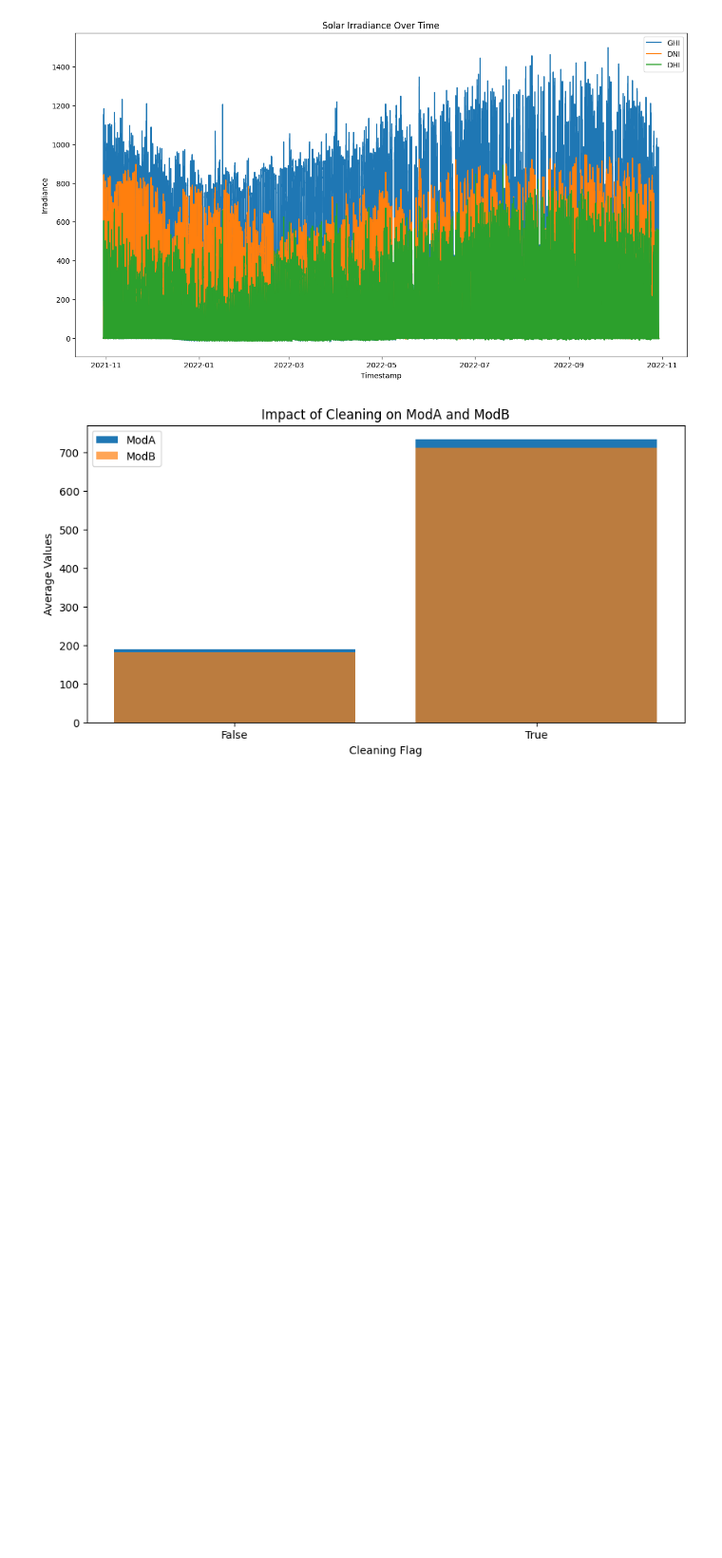
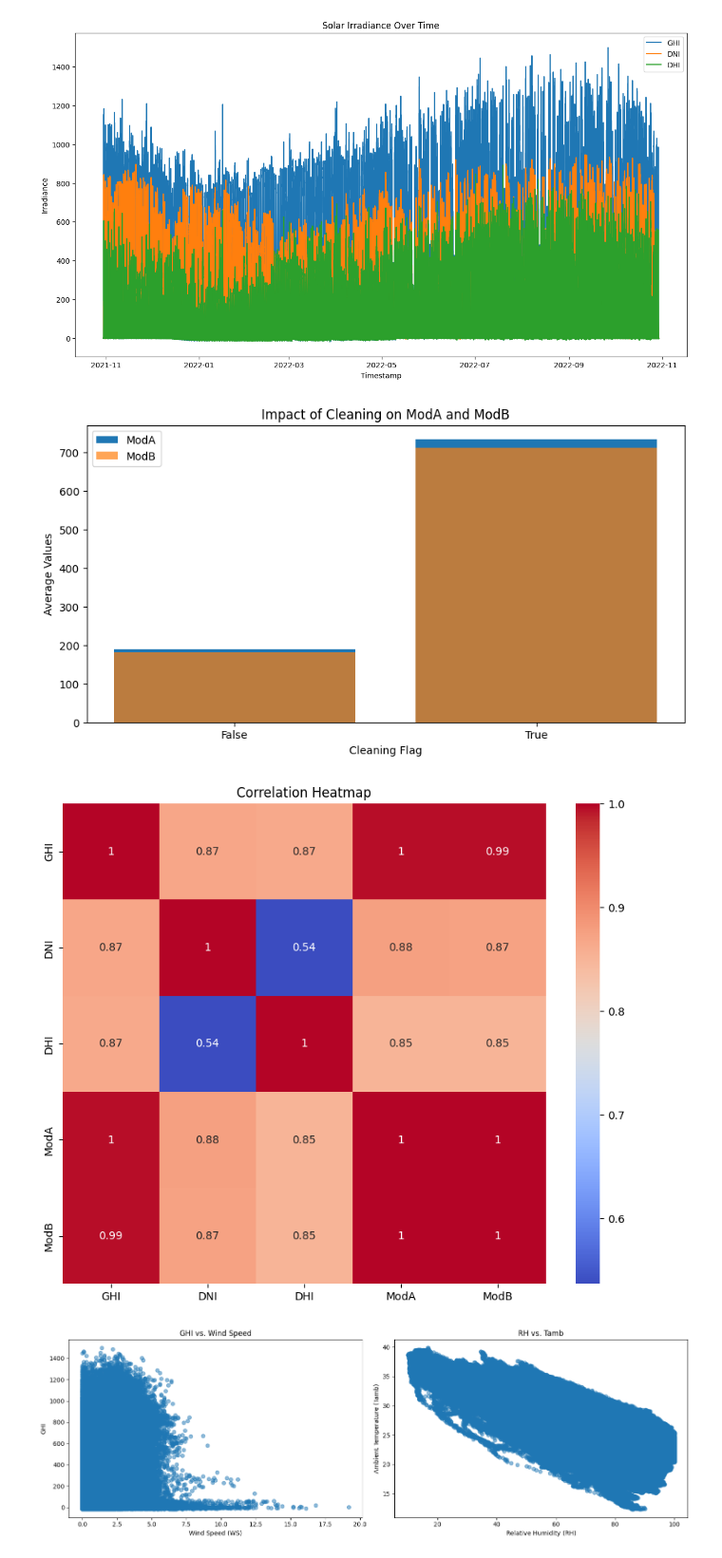
Before and after one commit to ruthasoll/solar-challenge-week0, a Jupyter notebook: notebook/sierraleone_eda.ipynb, the cells around one changed output. Shown at 95% size. Saved outputs shown, nothing was run; the diff lists cells and outputs as text; code cells hidden in the pictures; blank space fills up the shorter version.

Commit message:
correlation and alalysis added

```diff
--- a/notebook/sierraleone_eda.ipynb
+++ b/notebook/sierraleone_eda.ipynb
@@ -145,3 +145,33 @@ plt.legend()
 plt.show()
 # %% [output]
 [figure]
+# %%
+import seaborn as sns
+
+# Heatmap of correlations
+correlation_matrix = df[['GHI', 'DNI', 'DHI', 'ModA', 'ModB']].corr()
+plt.figure(figsize=(10, 8))
+sns.heatmap(correlation_matrix, annot=True, cmap='coolwarm')
+plt.title('Correlation Heatmap')
+plt.show()
+
+# Scatter plots
+plt.figure(figsize=(15, 5))
+
+plt.subplot(1, 2, 1)
+plt.scatter(df['WS'], df['GHI'], alpha=0.5)
+plt.xlabel('Wind Speed (WS)')
+plt.ylabel('GHI')
+plt.title('GHI vs. Wind Speed')
+
+plt.subplot(1, 2, 2)
+plt.scatter(df['RH'], df['Tamb'], alpha=0.5)
+plt.xlabel('Relative Humidity (RH)')
+plt.ylabel('Ambient Temperature (Tamb)')
+plt.title('RH vs. Tamb')
+
+plt.tight_layout()
+plt.show()
+# %% [output]
+[figure, added]
+[figure, added]
```
